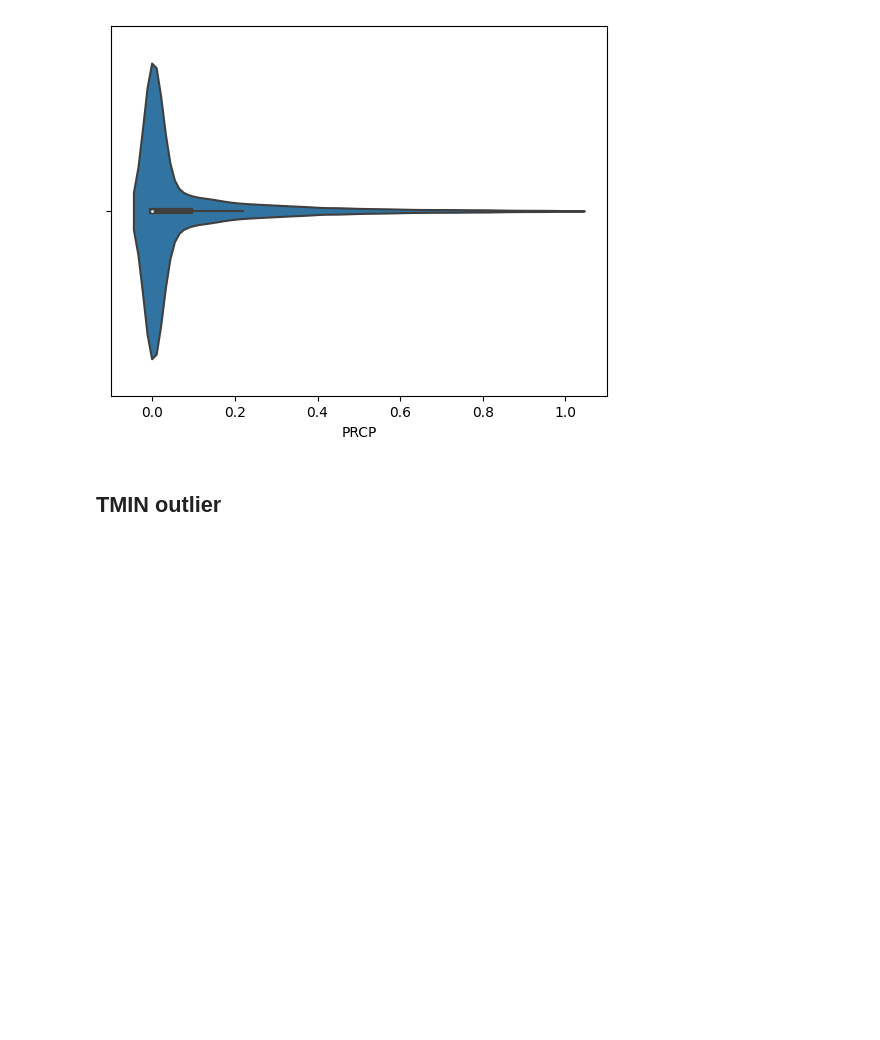
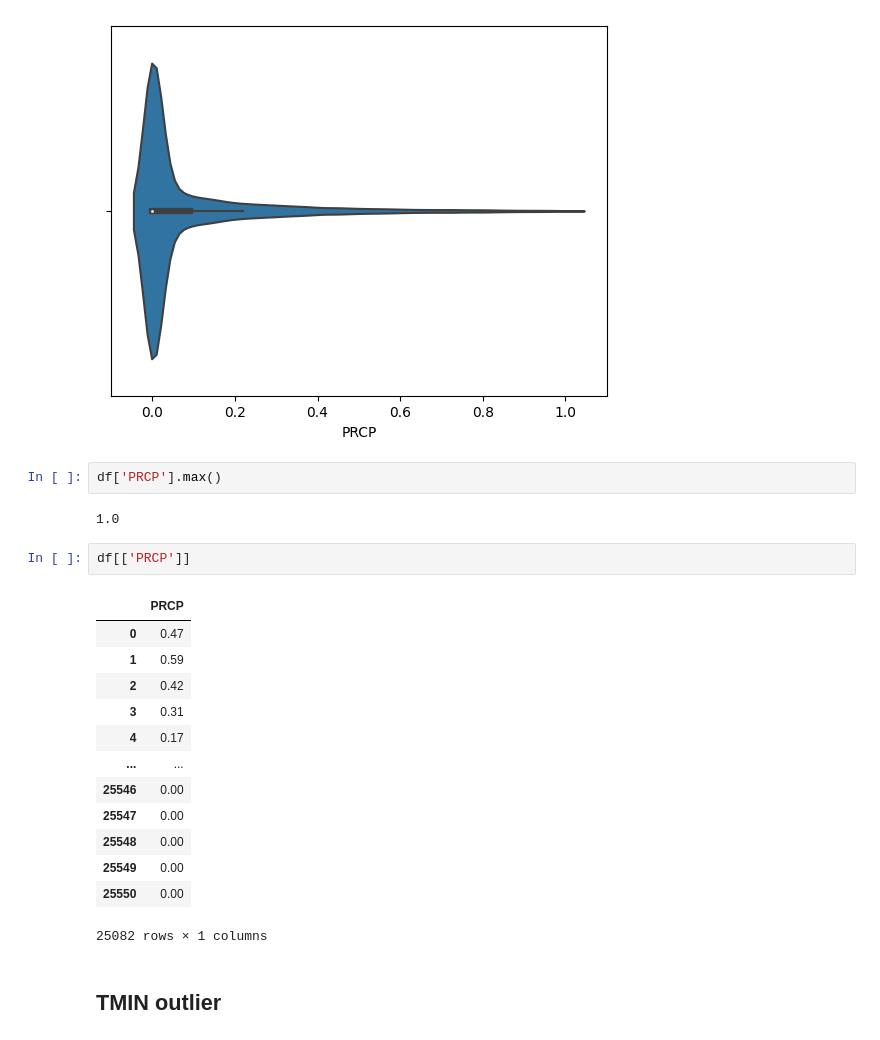
Before and after one commit to Tuwaiq-Data-Science-Bootcamp-V4/Outliers-Lab, a Jupyter notebook: Outliers_Assignment.ipynb, the cells around one changed output. Saved outputs shown, nothing was run; the diff lists cells and outputs as text; blank space fills up the shorter version.

```diff
--- a/Outliers_Assignment.ipynb
+++ b/Outliers_Assignment.ipynb
@@ -68,6 +69,26 @@ sns.violinplot(data=df,x= 'PRCP')
 # %% [output]
 <AxesSubplot: xlabel='PRCP'>
 [figure]
+# %%
+df['PRCP'].max()
+# %% [output]
+1.0
+# %%
+df[['PRCP']]
+# %% [output]
+|  | PRCP |
+| 0 | 0.47 |
+| 1 | 0.59 |
+| 2 | 0.42 |
+| 3 | 0.31 |
+| 4 | 0.17 |
+| ... | ... |
+| 25546 | 0.00 |
+| 25547 | 0.00 |
+| 25548 | 0.00 |
+| 25549 | 0.00 |
+| 25550 | 0.00 |
+25082 rows × 1 columns
 # %% [markdown]
 ## TMIN outlier
 # %%
```
Also changed, not shown: parts of 1 cell of this notebook.
